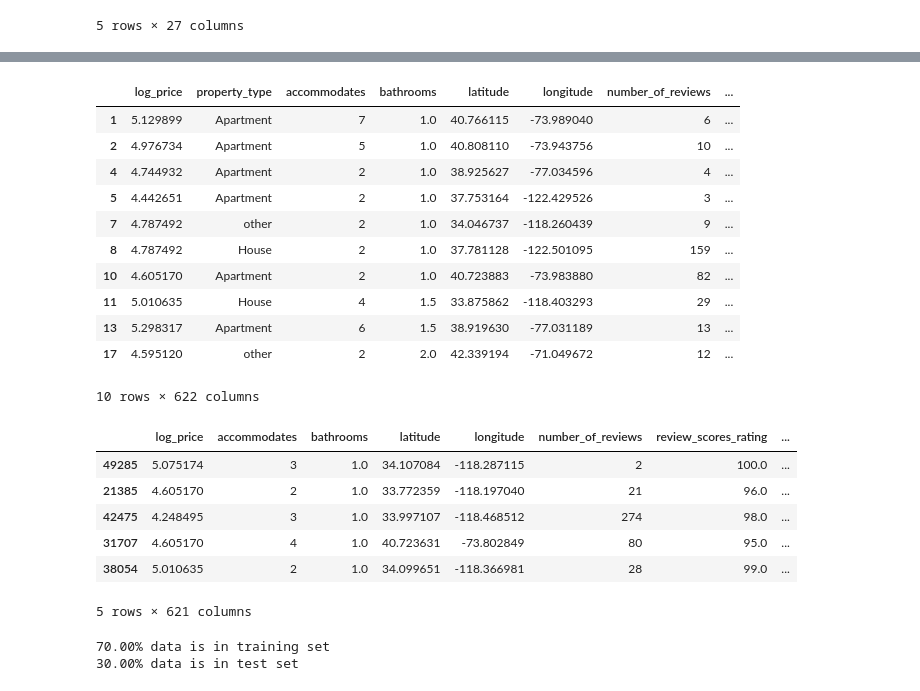
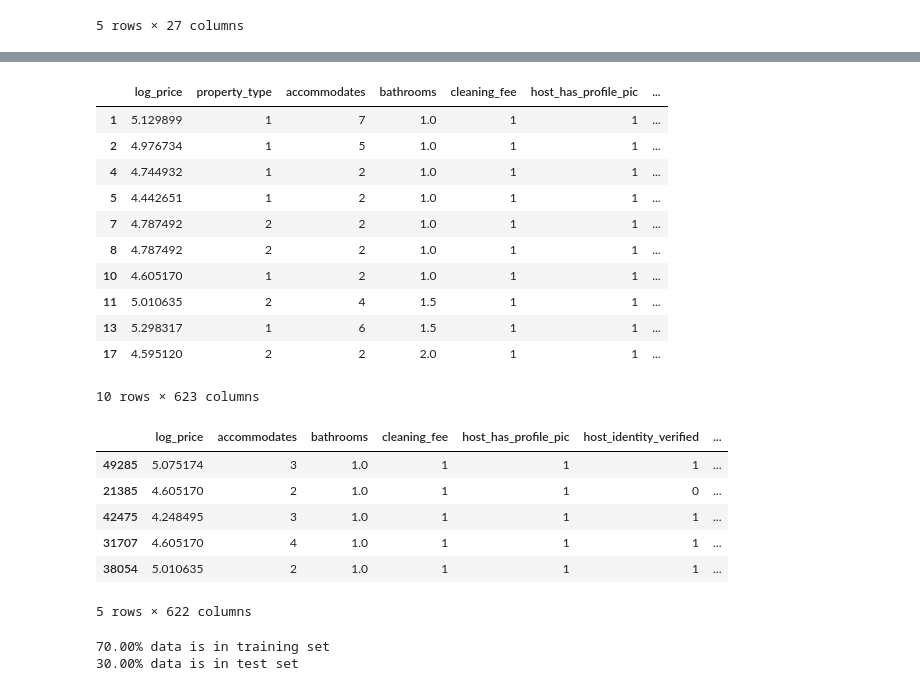
Before and after one commit to allenmiller17/SMU_7331_ML1_Project_1, a Jupyter notebook: Mini_Project Ana.ipynb, the cells around one changed output, grey strips where cells are left out. Drawn from its saved outputs; the diff is of its cells as text; code cells hidden in the pictures.

```diff
--- a/Mini_Project Ana.ipynb
+++ b/Mini_Project Ana.ipynb
@@ -29,11 +48,12 @@ pdata = pd.read_csv("airbnb.csv")
 ### Business Understanding
 # %%
 #unlogging the logged price data field for easier interpretation
-pdata['price'] = np.exp(pdata.log_price)
+#pdata['price'] = np.exp(pdata.log_price)
 pdata = pdata.dropna()
 # %%
 #value_list = ["Apartment","House","Condominium","Loft","Townhouse"]
-value_list = ["Apartment","House"]
+#value_list = ["Apartment","House"]
+value_list = ["Apartment"]
 boolean_series = ~pdata.property_type.isin(value_list)
 filtered_df = pdata[boolean_series]
 
@@ -41,6 +61,8 @@ filtered_df.head(100)
 
 for i in list (filtered_df.index):
     pdata.loc[i,'property_type'] = "other"
+
+pdata["region"] = pd.cut(pdata.longitude,[-200,-100,0],2,labels=["West","East"])
 # %%
 pdata.head()
 # %% [output]
@@ -51,3 +73,14 @@ pdata.head()
 | 5 | 12422935 | 4.442651 | Apartment | Private room | 2 | 1.0 | Real Bed | strict | ... |
 | 7 | 13971273 | 4.787492 | other | Entire home/apt | 2 | 1.0 | Real Bed | moderate | ... |
 5 rows × 27 columns
+# %%
+replaceStruct = {
+                "cleaning_fee":     {True: 1, False: 0},
+                "instant_bookable":     {"t": 1, "f": 0},
+                "host_has_profile_pic":     {"t": 1, "f": 0},
+                "host_identity_verified":     {"t": 1, "f": 0},
+                 "property_type":     {"Apartment": 1, "House": 2, "other": 3},
+                    }
+
+pdata=pdata.replace(replaceStruct)
+pdata.head()
@@ -54,8 +95,11 @@ pdata.head()
 # %%
 replaceStruct = {
-                "cleaning_fee":     {"True": 1, "False": 0}
+                "cleaning_fee":     {True: 1, False: 0},
+                "instant_bookable":     {"t": 1, "f": 0},
+                "host_has_profile_pic":     {"t": 1, "f": 0},
+                "host_identity_verified":     {"t": 1, "f": 0},
+                 "property_type":     {"Apartment": 1, "other": 2},
                     }
-
 
 pdata=pdata.replace(replaceStruct)
 pdata.head()
@@ -62,24 +134,25 @@ pdata.head()
 # %%
 
 
 #oneHotCols=["room_type","bed_type","property_type","neighbourhood","city","cancellation_policy","cleaning_fee"]
-oneHotCols=["room_type","bed_type","neighbourhood","city","cancellation_policy","cleaning_fee"]
-pdata.drop(['description','host_response_rate','first_review','host_since','last_review','host_has_profile_pic','host_identity_verified','instant_bookable','zipcode','id'], axis=1, inplace=True)
+oneHotCols=["room_type","bed_type","city","cancellation_policy","region","neighbourhood"]
+#pdata.drop(['description','neighbourhood','host_response_rate','first_review','host_since','last_review','zipcode','id','latitude','longitude'], axis=1, inplace=True)
+pdata.drop(['description','host_response_rate','first_review','host_since','last_review','zipcode','id','latitude','longitude'], axis=1, inplace=True)
 pdata=pd.get_dummies(pdata, columns=oneHotCols)
 pdata.head(10)
 # %% [output]
-|  | log_price | property_type | accommodates | bathrooms | latitude | longitude | number_of_reviews | ... |
-| 1 | 5.129899 | Apartment | 7 | 1.0 | 40.766115 | -73.989040 | 6 | ... |
-| 2 | 4.976734 | Apartment | 5 | 1.0 | 40.808110 | -73.943756 | 10 | ... |
-| 4 | 4.744932 | Apartment | 2 | 1.0 | 38.925627 | -77.034596 | 4 | ... |
-| 5 | 4.442651 | Apartment | 2 | 1.0 | 37.753164 | -122.429526 | 3 | ... |
-| 7 | 4.787492 | other | 2 | 1.0 | 34.046737 | -118.260439 | 9 | ... |
-| 8 | 4.787492 | House | 2 | 1.0 | 37.781128 | -122.501095 | 159 | ... |
-| 10 | 4.605170 | Apartment | 2 | 1.0 | 40.723883 | -73.983880 | 82 | ... |
-| 11 | 5.010635 | House | 4 | 1.5 | 33.875862 | -118.403293 | 29 | ... |
-| 13 | 5.298317 | Apartment | 6 | 1.5 | 38.919630 | -77.031189 | 13 | ... |
-| 17 | 4.595120 | other | 2 | 2.0 | 42.339194 | -71.049672 | 12 | ... |
+|  | log_price | property_type | accommodates | bathrooms | cleaning_fee | host_has_profile_pic | ... |
+| 1 | 5.129899 | 1 | 7 | 1.0 | 1 | 1 | ... |
+| 2 | 4.976734 | 1 | 5 | 1.0 | 1 | 1 | ... |
+| 4 | 4.744932 | 1 | 2 | 1.0 | 1 | 1 | ... |
+| 5 | 4.442651 | 1 | 2 | 1.0 | 1 | 1 | ... |
+| 7 | 4.787492 | 2 | 2 | 1.0 | 1 | 1 | ... |
+| 8 | 4.787492 | 2 | 2 | 1.0 | 1 | 1 | ... |
+| 10 | 4.605170 | 1 | 2 | 1.0 | 1 | 1 | ... |
+| 11 | 5.010635 | 2 | 4 | 1.5 | 1 | 1 | ... |
+| 13 | 5.298317 | 1 | 6 | 1.5 | 1 | 1 | ... |
+| 17 | 4.595120 | 2 | 2 | 2.0 | 1 | 1 | ... |
-10 rows × 622 columns
+10 rows × 623 columns
 # %%
 
 X = pdata.drop('property_type',axis=1)
@@ -89,13 +162,13 @@ x_train, x_test, y_train, y_test = train_test_split(X, Y, test_size=0.3, random_
 
 x_train.head()
 # %% [output]
-|  | log_price | accommodates | bathrooms | latitude | longitude | number_of_reviews | review_scores_rating | ... |
-| 49285 | 5.075174 | 3 | 1.0 | 34.107084 | -118.287115 | 2 | 100.0 | ... |
-| 21385 | 4.605170 | 2 | 1.0 | 33.772359 | -118.197040 | 21 | 96.0 | ... |
-| 42475 | 4.248495 | 3 | 1.0 | 33.997107 | -118.468512 | 274 | 98.0 | ... |
-| 31707 | 4.605170 | 4 | 1.0 | 40.723631 | -73.802849 | 80 | 95.0 | ... |
-| 38054 | 5.010635 | 2 | 1.0 | 34.099651 | -118.366981 | 28 | 99.0 | ... |
+|  | log_price | accommodates | bathrooms | cleaning_fee | host_has_profile_pic | host_identity_verified | ... |
+| 49285 | 5.075174 | 3 | 1.0 | 1 | 1 | 1 | ... |
+| 21385 | 4.605170 | 2 | 1.0 | 1 | 1 | 0 | ... |
+| 42475 | 4.248495 | 3 | 1.0 | 1 | 1 | 1 | ... |
+| 31707 | 4.605170 | 4 | 1.0 | 1 | 1 | 1 | ... |
+| 38054 | 5.010635 | 2 | 1.0 | 1 | 1 | 1 | ... |
-5 rows × 621 columns
+5 rows × 622 columns
 # %%
 print("{0:0.2f}% data is in training set".format((len(x_train)/len(pdata.index)) * 100))
 print("{0:0.2f}% data is in test set".format((len(x_test)/len(pdata.index)) * 100))
```
Also changed, not shown: parts of 14 cells of this notebook.
